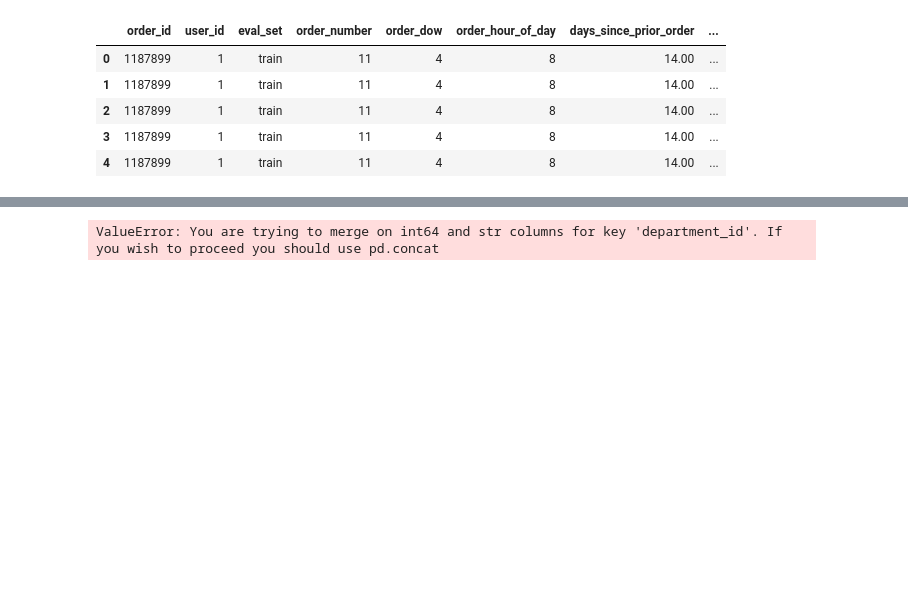
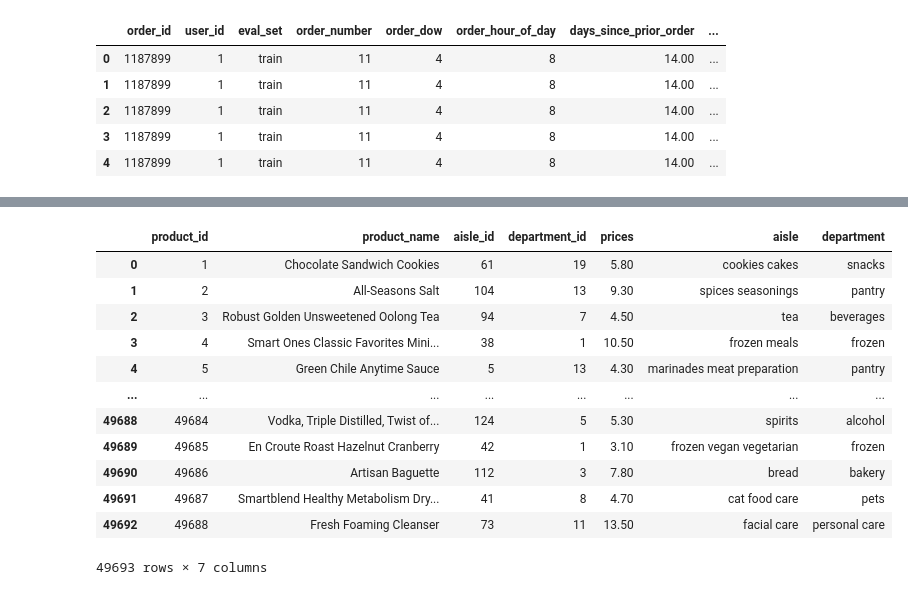
Before and after one commit to Hranush1998/data_analytics_with_python, a Jupyter notebook: notebooks/04_import_export.ipynb, the cells around one changed output, grey strips where cells are left out. Drawn from its saved outputs; the diff is of its cells as text; code cells hidden in the pictures; blank space fills up the shorter version.

```diff
--- a/notebooks/04_import_export.ipynb
+++ b/notebooks/04_import_export.ipynb
@@ -440,0 +529,2 @@ df_products_aisles =  pd.merge(df_products, df_aisles, on= "aisle_id", how = "le
+# %%
+df_departments_t_new = pd.read_csv('../data/processed/departments_t_new.csv')
@@ -441,6 +559,20 @@ df_products_aisles =  pd.merge(df_products, df_aisles, on= "aisle_id", how = "le
 # %%
-df_products_aisles_department = pd.merge(df_products_aisles,df_departments,
+df_products_aisles_department = pd.merge(df_products_aisles,df_departments_t_new,
                                          on = 'department_id',
                                          how = 'left')
-# %% [output]
-ValueError: You are trying to merge on int64 and str columns for key 'department_id'. If you wish to proceed you should use pd.concat
+# %%
+df_products_aisles_department
+# %% [output]
+|  | product_id | product_name | aisle_id | department_id | prices | aisle | department |
+| 0 | 1 | Chocolate Sandwich Cookies | 61 | 19 | 5.80 | cookies cakes | snacks |
+| 1 | 2 | All-Seasons Salt | 104 | 13 | 9.30 | spices seasonings | pantry |
+| 2 | 3 | Robust Golden Unsweetened Oolong Tea | 94 | 7 | 4.50 | tea | beverages |
+| 3 | 4 | Smart Ones Classic Favorites Mini... | 38 | 1 | 10.50 | frozen meals | frozen |
+| 4 | 5 | Green Chile Anytime Sauce | 5 | 13 | 4.30 | marinades meat preparation | pantry |
+| ... | ... | ... | ... | ... | ... | ... | ... |
+| 49688 | 49684 | Vodka, Triple Distilled, Twist of... | 124 | 5 | 5.30 | spirits | alcohol |
+| 49689 | 49685 | En Croute Roast Hazelnut Cranberry | 42 | 1 | 3.10 | frozen vegan vegetarian | frozen |
+| 49690 | 49686 | Artisan Baguette | 112 | 3 | 7.80 | bread | bakery |
+| 49691 | 49687 | Smartblend Healthy Metabolism Dry... | 41 | 8 | 4.70 | cat food care | pets |
+| 49692 | 49688 | Fresh Foaming Cleanser | 73 | 11 | 13.50 | facial care | personal care |
+49693 rows × 7 columns
```
Also changed, not shown: parts of 16 cells of this notebook, 5 other files.
